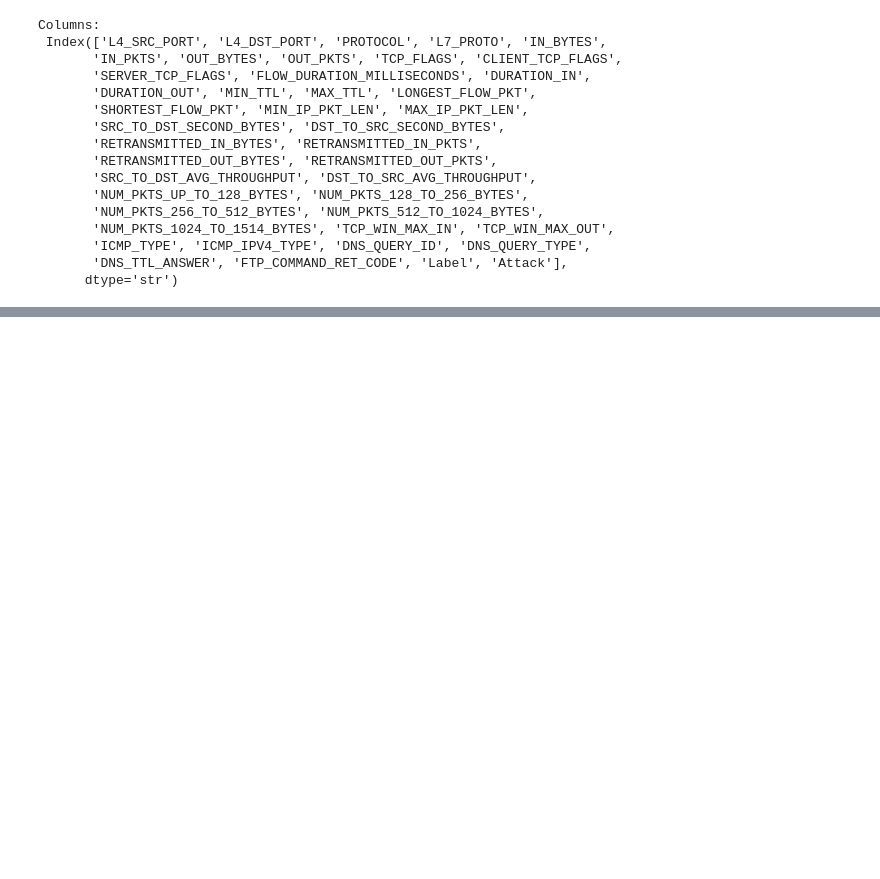
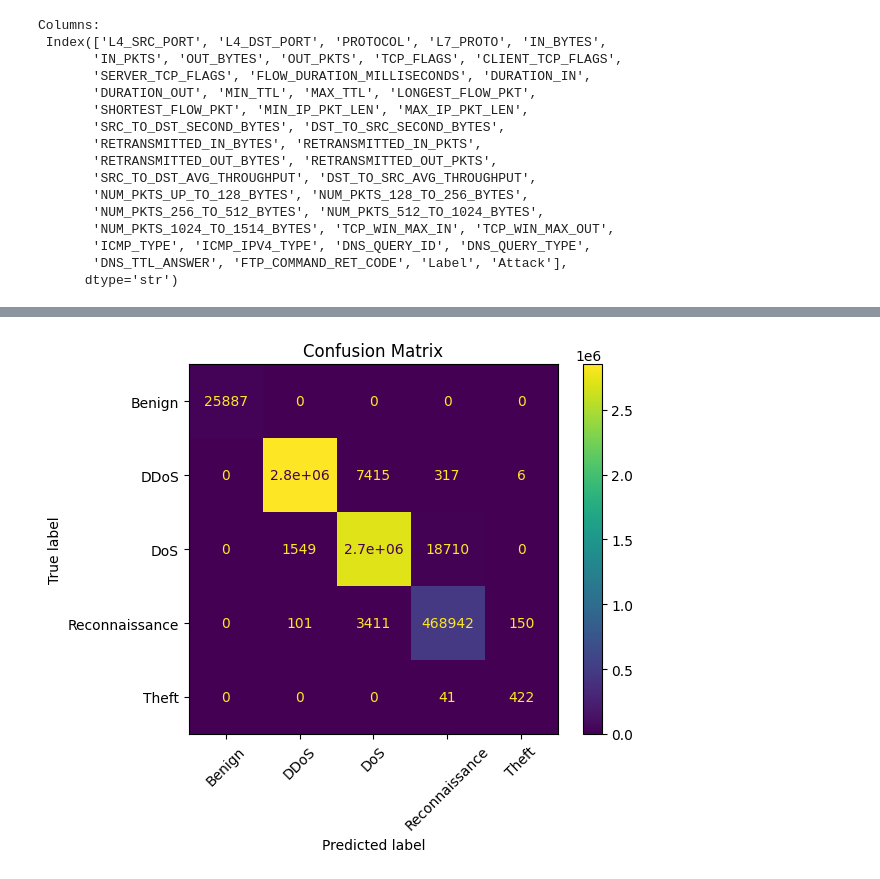
Before and after one commit to yoshbatula/Hybrid-Enhanced-Stacked-Ensemble-for-Network-Intrusion-Detection, a Jupyter notebook: Light-Gradient-Boosting.ipynb, the cells around one changed output, grey strips where cells are left out. Cells and saved outputs as stored; diff of their text form; code cells hidden in the pictures; blank space fills up the shorter version.

Commit message:
adding confusion matrix for the lightgbm

```diff
--- a/Light-Gradient-Boosting.ipynb
+++ b/Light-Gradient-Boosting.ipynb
@@ -134,0 +122,30 @@ weighted avg       0.99      0.99      0.99   6084018
+# %%
+# Prediction and metrics
+
+y_pred = model.predict(X_test)
+y_pred_proba = model.predict_proba(X_test)
+
+# Calculate metrics
+accuracy = accuracy_score(y_test, y_pred)
+precision = precision_score(y_test, y_pred, average='weighted')
+recall = recall_score(y_test, y_pred, average='weighted')
+f1 = f1_score(y_test, y_pred, average='weighted')
+roc_auc = roc_auc_score(y_test, y_pred_proba, multi_class='ovr', average='weighted')
+
+# Print metrics
+print("\n=====METRICS=====")
+print(f"Accuracy: {accuracy:.4f}")
+print(f"Precision: {precision:.4f}")
+print(f"Recall: {recall:.4f}")
+print(f"F1 Score: {f1:.4f}")
+print(f"ROC AUC Score: {roc_auc:.4f}")
+print("\nClassification Report:\n", classification_report(y_test, y_pred, target_names=le.classes_))
+
+# compare training vs test accuracy
+y_train_pred = model.predict(X_train)
+train_accuracy = accuracy_score(y_train, y_train_pred)
+test_accuracy = accuracy_score(y_test, y_pred)
+
+print(f"\nTraining Accuracy: {train_accuracy:.4f}")
+print(f"Test Accuracy: {test_accuracy:.4f}")
+print(f"Difference (Train - Test): {train_accuracy - test_accuracy:.4f}")
@@ -134,0 +170,12 @@ weighted avg       0.99      0.99      0.99   6084018
+# %%
+# Confusion Matrix
+
+cm = confusion_matrix(y_test, y_pred)
+disp = ConfusionMatrixDisplay(confusion_matrix=cm, display_labels=le.classes_)
+disp.plot(xticks_rotation=45)
+plt.title("Confusion Matrix")
+plt.tight_layout
+plt.savefig('lightgbm_confusion_matrix.png', dpi=150)
+plt.show()
+# %% [output]
+[figure, added]
```
Also changed, not shown: parts of 3 cells of this notebook, 2 other files.
